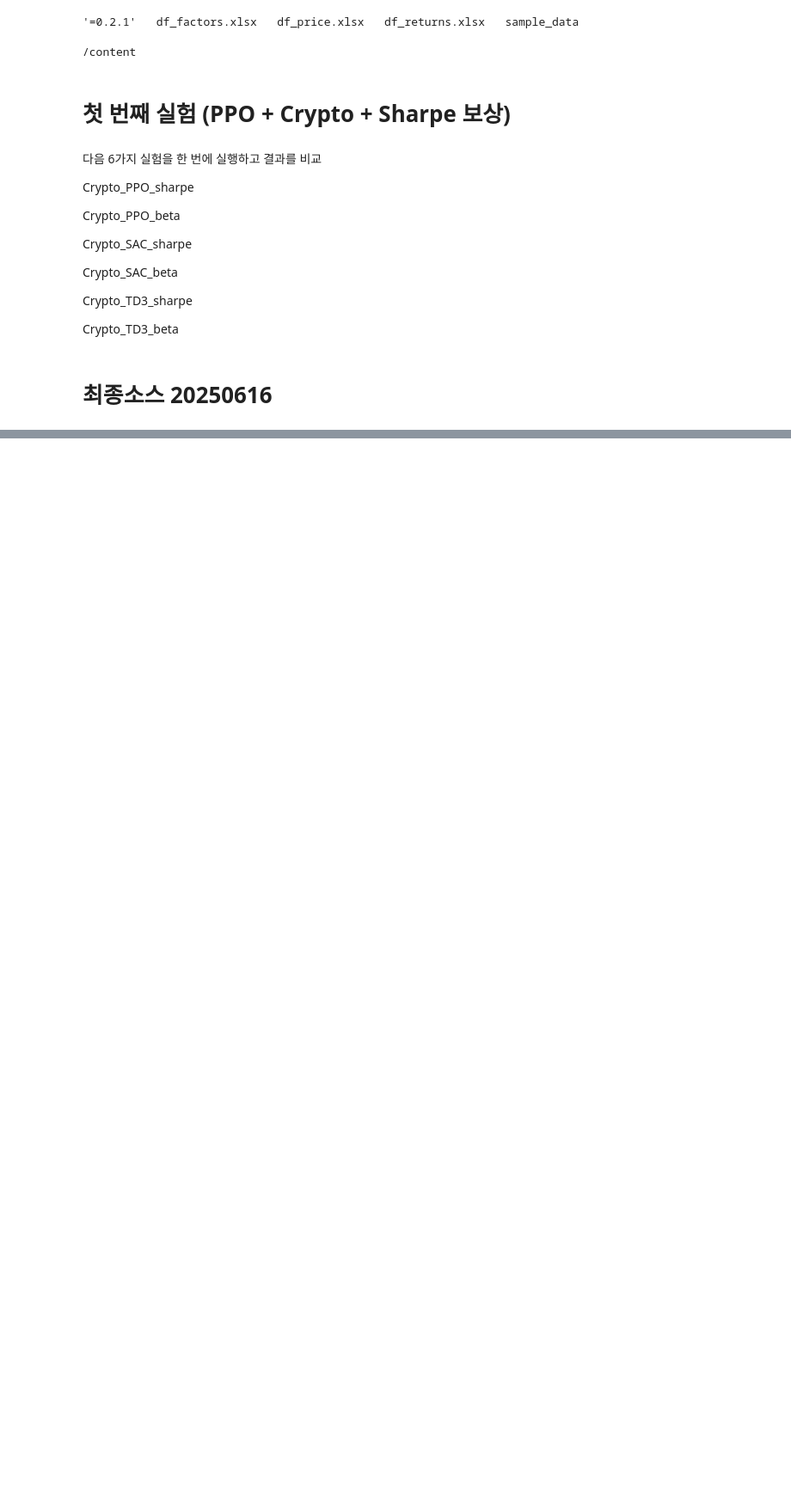
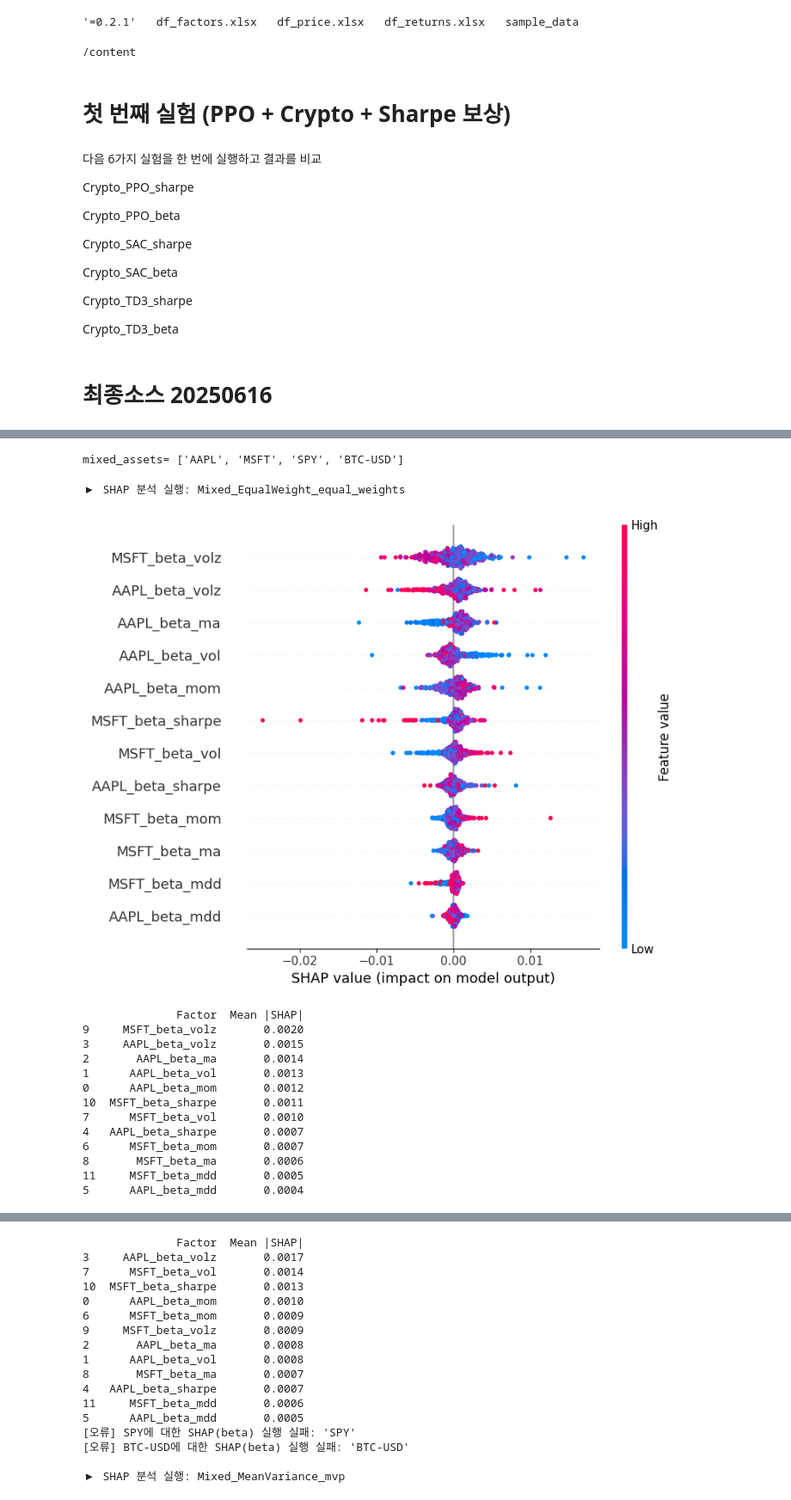
Before and after one commit to nhjung74/paper, a Jupyter notebook: factor_rl_portfolio_20250628.ipynb, the cells around one changed output, grey strips where cells are left out. Shown at 86% size. Saved outputs shown, nothing was run; the diff lists cells and outputs as text; code cells hidden in the pictures; blank space fills up the shorter version.

```diff
--- a/factor_rl_portfolio_20250628.ipynb
+++ b/factor_rl_portfolio_20250628.ipynb
@@ -971,0 +1162,38 @@ for model_key, portfolio_returns in returns_dict.items():
+# %%
+mixed_assets = ["AAPL","MSFT","SPY","BTC-USD"]
+print("mixed_assets=",mixed_assets)
+# %% [output]
+mixed_assets= ['AAPL', 'MSFT', 'SPY', 'BTC-USD']
+# %%
+# SHAP 결과 저장용 딕셔너리 초기화
+shap_results_all = {}
+
+for model_key, portfolio_returns in results.items():
+    print(f"\n▶ SHAP 분석 실행: {model_key}")
+    for asset in mixed_assets:
+        try:
+            shap_df = run_shap_beta_feature_importance(
+                factors=factors,
+                returns=returns,  # 전체 DataFrame
+                target_asset=asset,
+                sample_size=500
+            )
+            shap_results_all[f"{model_key}_{asset}"] = shap_df
+        except Exception as e:
+            print(f"Error in SHAP for {model_key}, asset {asset}: {e}")
+# %% [output]
+▶ SHAP 분석 실행: Mixed_EqualWeight_equal_weights
+[figure, added]
+              Factor  Mean |SHAP|
+9     MSFT_beta_volz       0.0020
+3     AAPL_beta_volz       0.0015
+2       AAPL_beta_ma       0.0014
+1      AAPL_beta_vol       0.0013
+0      AAPL_beta_mom       0.0012
+10  MSFT_beta_sharpe       0.0011
+7      MSFT_beta_vol       0.0010
+4   AAPL_beta_sharpe       0.0007
+6      MSFT_beta_mom       0.0007
+8       MSFT_beta_ma       0.0006
+11     MSFT_beta_mdd       0.0005
+5      AAPL_beta_mdd       0.0004
@@ -971,0 +1201,17 @@ for model_key, portfolio_returns in returns_dict.items():
+              Factor  Mean |SHAP|
+3     AAPL_beta_volz       0.0017
+7      MSFT_beta_vol       0.0014
+10  MSFT_beta_sharpe       0.0013
+0      AAPL_beta_mom       0.0010
+6      MSFT_beta_mom       0.0009
+9     MSFT_beta_volz       0.0009
+2       AAPL_beta_ma       0.0008
+1      AAPL_beta_vol       0.0008
+8       MSFT_beta_ma       0.0007
+4   AAPL_beta_sharpe       0.0007
+11     MSFT_beta_mdd       0.0006
+5      AAPL_beta_mdd       0.0005
+[오류] SPY에 대한 SHAP(beta) 실행 실패: 'SPY'
+[오류] BTC-USD에 대한 SHAP(beta) 실행 실패: 'BTC-USD'
+
+▶ SHAP 분석 실행: Mixed_MeanVariance_mvp
```
Also changed, not shown: parts of 6 cells of this notebook.
